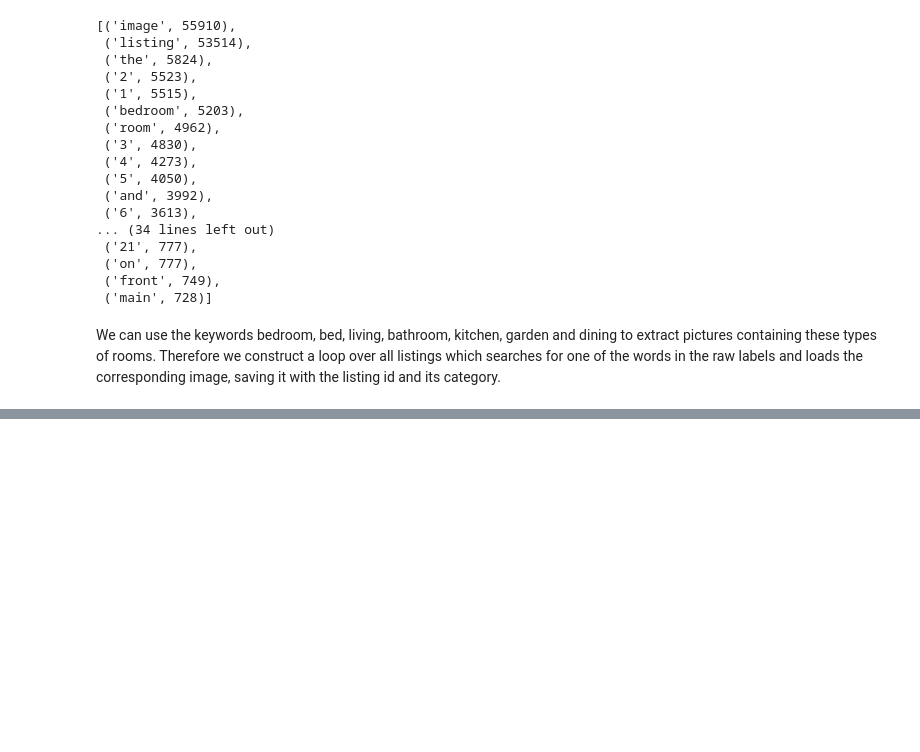
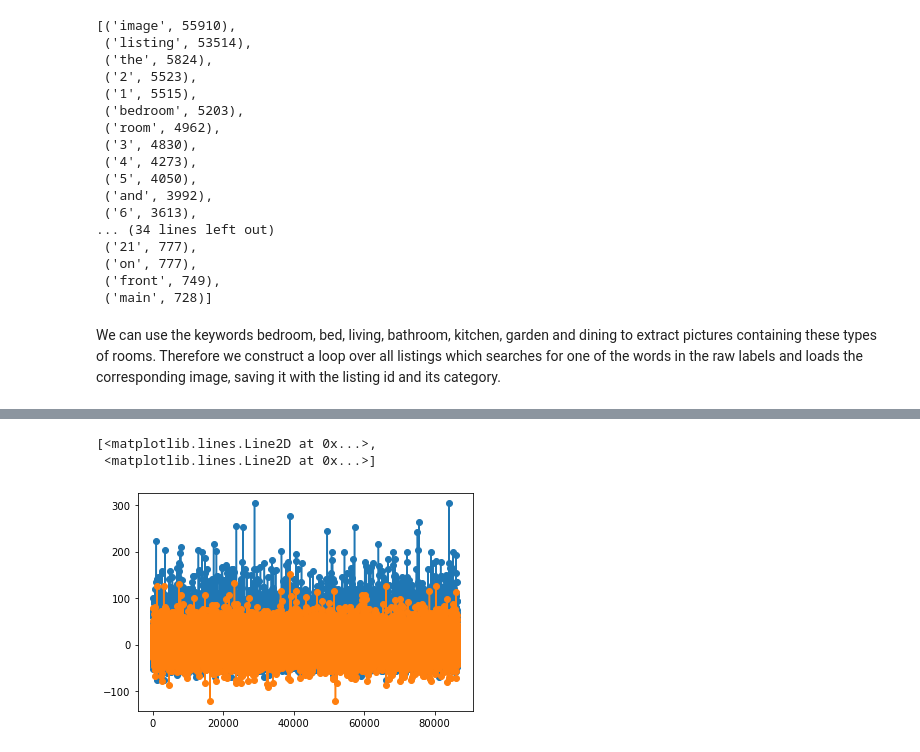
Before and after one commit to dmnk1308/DubAir, a Jupyter notebook: image_processing.ipynb, the cells around one changed output, grey strips where cells are left out. Cells and saved outputs as stored; diff of their text form; code cells hidden in the pictures; blank space fills up the shorter version.

```diff
--- a/image_processing.ipynb
+++ b/image_processing.ipynb
@@ -295,0 +249,15 @@ NameError: name 'img_array' is not defined
+# %%
+emb_df = pd.read_csv("data/embeddings/embeddings.csv")
+# %%
+X = emb_df.drop("ids", axis = 1).values
+X = (X-X.mean(axis=0))/X.std(axis=0)
+# %%
+from sklearn.decomposition import PCA
+pca = PCA(n_components = 2)
+X_pca = pca.fit_transform(X)
+
+plt.plot(X_pca, marker = "o")
+# %% [output]
+[<matplotlib.lines.Line2D at 0x...>,
+ <matplotlib.lines.Line2D at 0x...>]
+[figure, added]
```
Also changed, not shown: parts of 39 cells of this notebook, 13 other files.
